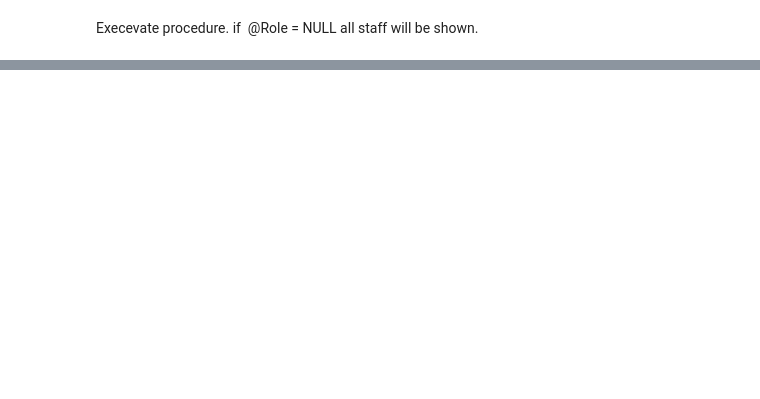
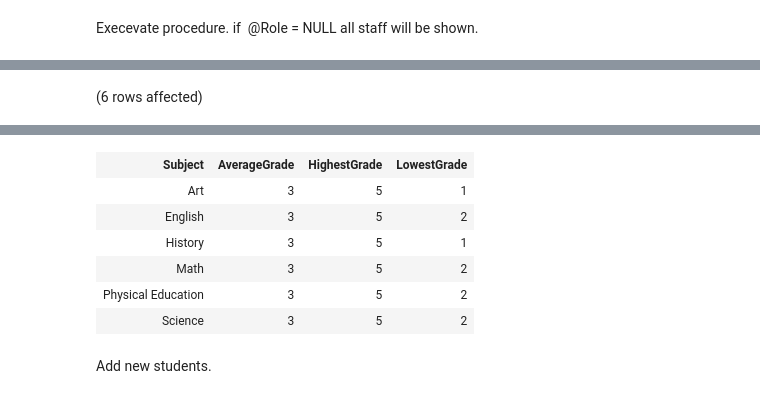
Before and after one commit to JonssonF/Databas_SUT24_LABB3, a Jupyter notebook: Azure/Notebook-1.ipynb, the cells around one changed output, grey strips where cells are left out. Saved outputs shown, nothing was run; the diff lists cells and outputs as text; code cells hidden in the pictures; blank space fills up the shorter version.

```diff
--- a/Azure/Notebook-1.ipynb
+++ b/Azure/Notebook-1.ipynb
@@ -173,0 +180,40 @@ Total execution time: 00:00:00.010
+# %%
+USE LabbSchool
+
+SELECT
+    s.SubjectName AS Subject,
+    AVG(CASE
+            WHEN g.Grade = 'A' THEN 5
+            WHEN g.Grade = 'B' THEN 4
+            WHEN g.Grade = 'C' THEN 3
+            WHEN g.Grade = 'D' THEN 2
+            WHEN g.Grade = 'E' THEN 1
+            WHEN g.Grade = 'F' THEN 0
+            ELSE NULL
+        END) AS AverageGrade,
+    MAX(CASE
+            WHEN g.Grade = 'A' THEN 5
+            WHEN g.Grade = 'B' THEN 4
+            WHEN g.Grade = 'C' THEN 3
+            WHEN g.Grade = 'D' THEN 2
+            WHEN g.Grade = 'E' THEN 1
+            WHEN g.Grade = 'F' THEN 0
+            ELSE NULL
+        END) AS HighestGrade,
+    MIN(CASE
+            WHEN g.Grade = 'A' THEN 5
+            WHEN g.Grade = 'B' THEN 4
+            WHEN g.Grade = 'C' THEN 3
+            WHEN g.Grade = 'D' THEN 2
+            WHEN g.Grade = 'E' THEN 1
+            WHEN g.Grade = 'F' THEN 0
+            ELSE NULL
+        END) AS LowestGrade
+FROM
+    Subject s
+LEFT JOIN
+    Grade g ON s.SubjectId = g.Subject_Id
+GROUP BY
+    s.SubjectName;
+# %% [output]
+(6 rows affected)
@@ -173,0 +221,9 @@ Total execution time: 00:00:00.010
+| Subject | AverageGrade | HighestGrade | LowestGrade |
+| Art | 3 | 5 | 1 |
+| English | 3 | 5 | 2 |
+| History | 3 | 5 | 1 |
+| Math | 3 | 5 | 2 |
+| Physical Education | 3 | 5 | 2 |
+| Science | 3 | 5 | 2 |
+# %% [markdown]
+Add new students.
```
Also changed, not shown: parts of 6 cells of this notebook, 4 other files.
